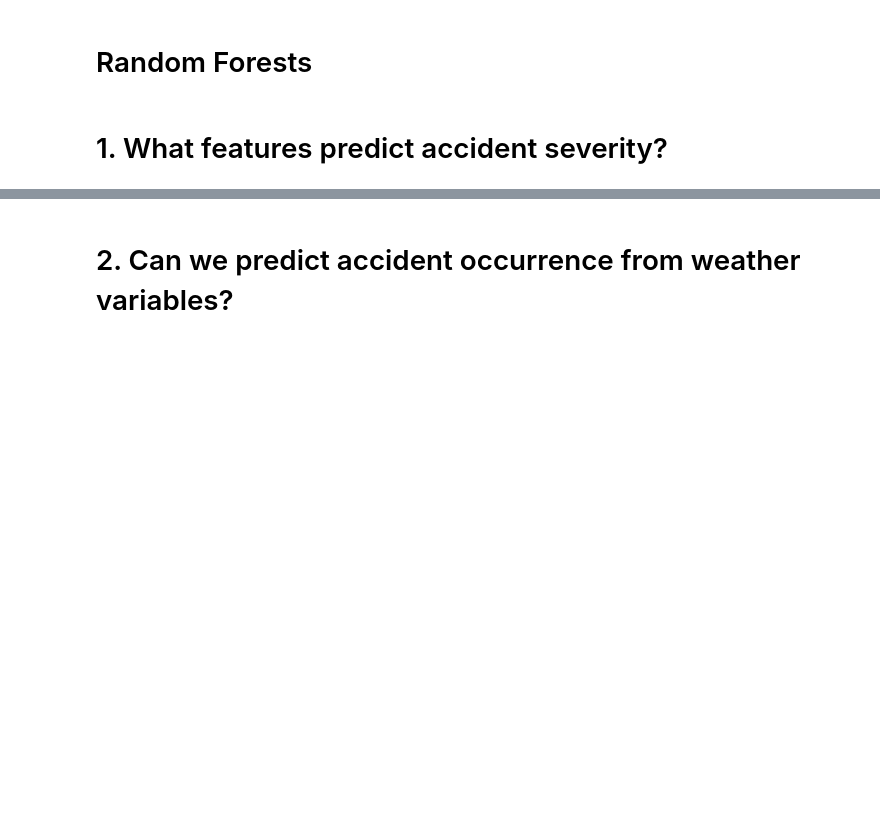
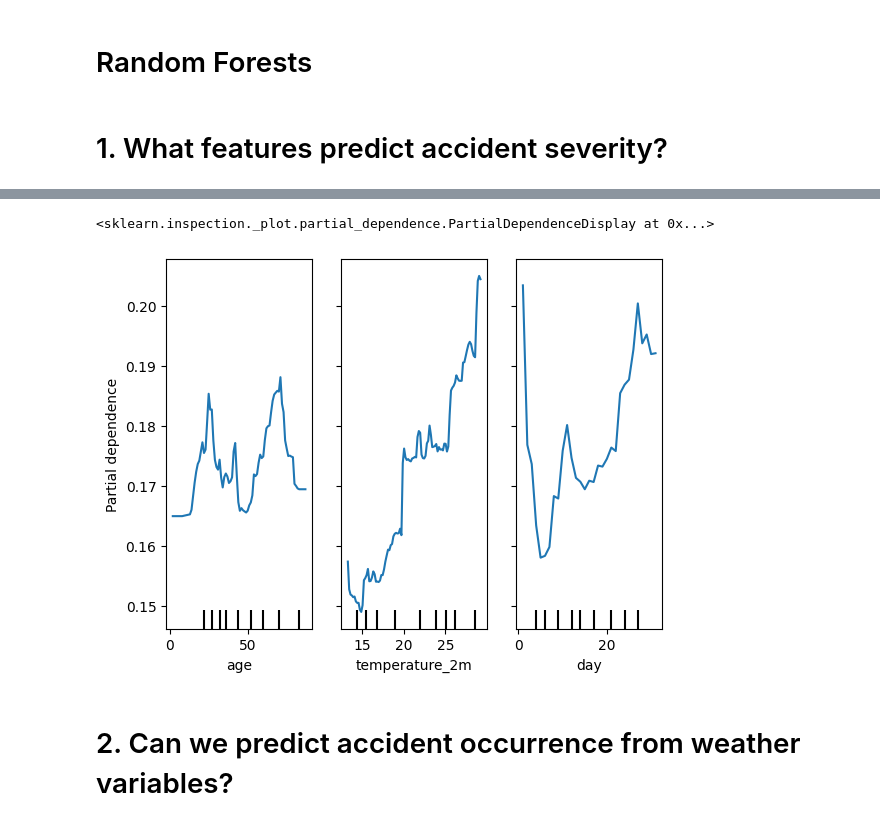
Before and after one commit to Alan-Grech295/ics5110-news-analysis, a Jupyter notebook: 3a_random_forests_alan_grech.ipynb, the cells around one changed output, grey strips where cells are left out. Drawn from its saved outputs; the diff is of its cells as text; code cells hidden in the pictures; blank space fills up the shorter version.

```diff
--- a/3a_random_forests_alan_grech.ipynb
+++ b/3a_random_forests_alan_grech.ipynb
@@ -143,8 +215,11 @@ plt.show()
 # %%
 # We use a partial dependence plot to visualize the relationship between top features and the target class "fatal" (3)
 PartialDependenceDisplay.from_estimator(
-    pipeline, x_train, ["age", "temperature_2m", "day"], target=3
+    best_pipeline, x_train, ["age", "temperature_2m", "day"], target=3, n_jobs=-1
 )
+# %% [output]
+<sklearn.inspection._plot.partial_dependence.PartialDependenceDisplay at 0x...>
+[figure, added]
 # %% [markdown]
 # 2. Can we predict accident occurrence from weather variables?
 # %%
```
Also changed, not shown: parts of 11 cells of this notebook.
